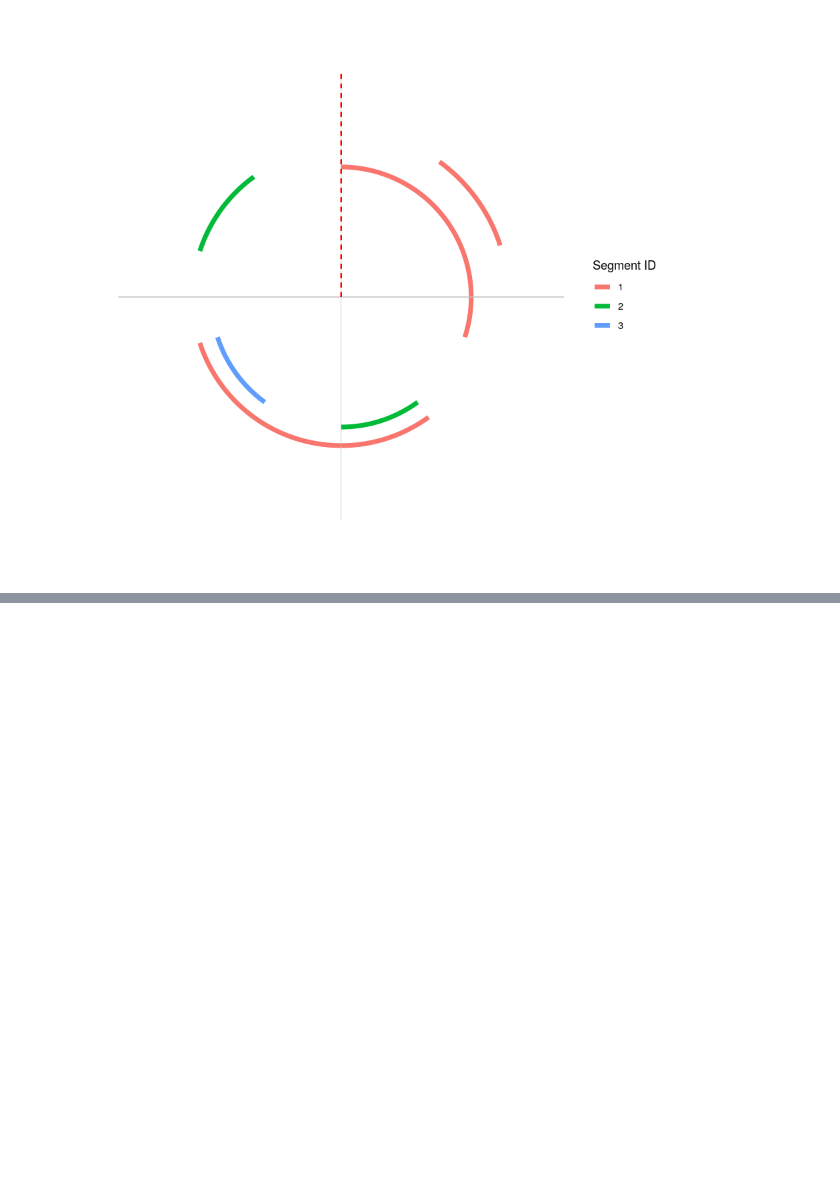
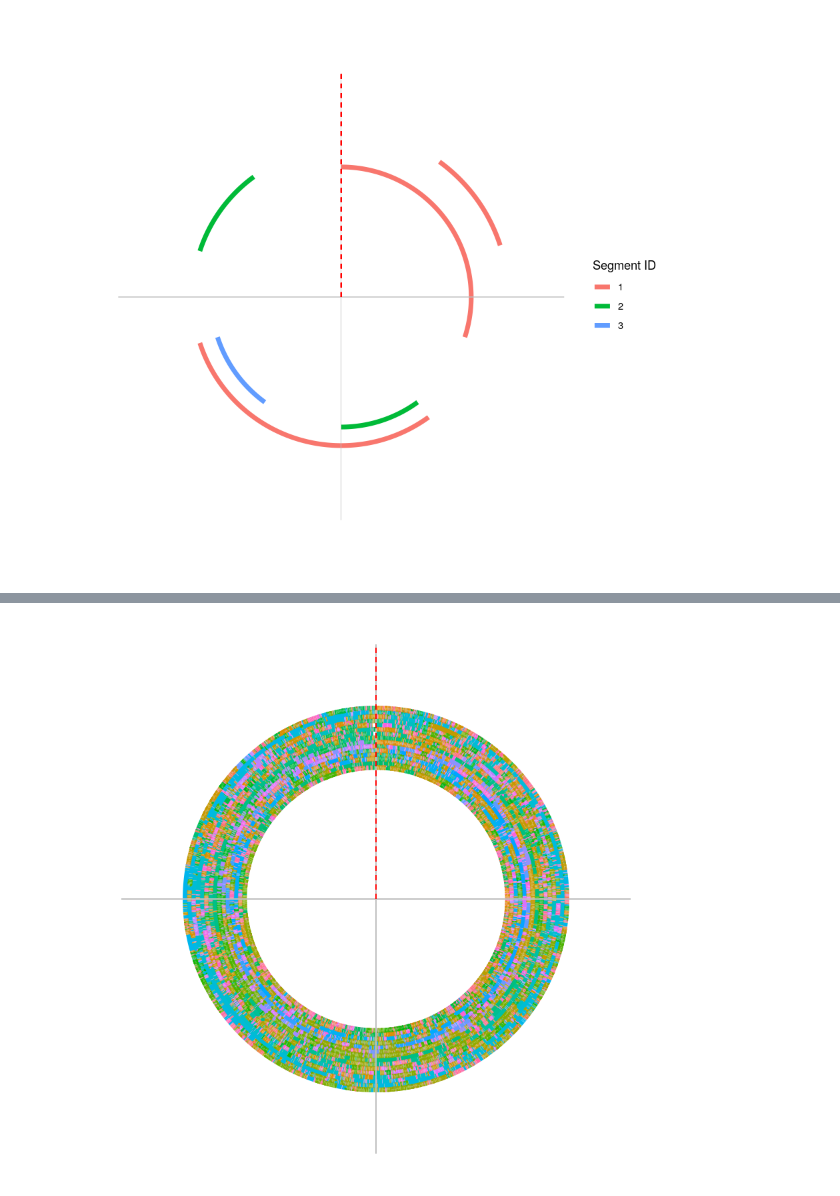
Before and after one commit to alex-bochkarev/bio-snippets, a Jupyter notebook: circles.ipynb, the cells around one changed output, grey strips where cells are left out. Cells and saved outputs as stored; diff of their text form; code cells hidden in the pictures; blank space fills up the shorter version.

```diff
--- a/circles.ipynb
+++ b/circles.ipynb
@@ -131,0 +234,6 @@ draw_circles(dw)
+# %%
+## draw the ggplot
+tic()
+plt
+toc()
+# %% [output]
@@ -131,0 +241 @@ draw_circles(dw)
+[figure, added]
```
Also changed, not shown: parts of 19 cells of this notebook, 5 other files.
